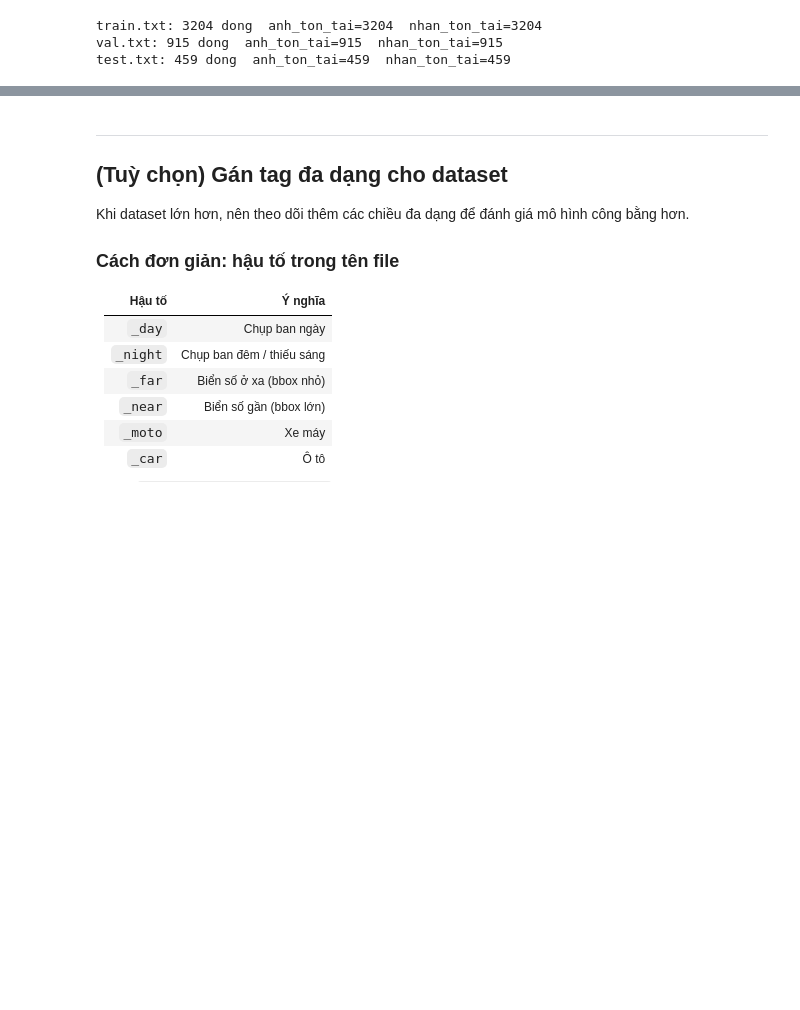
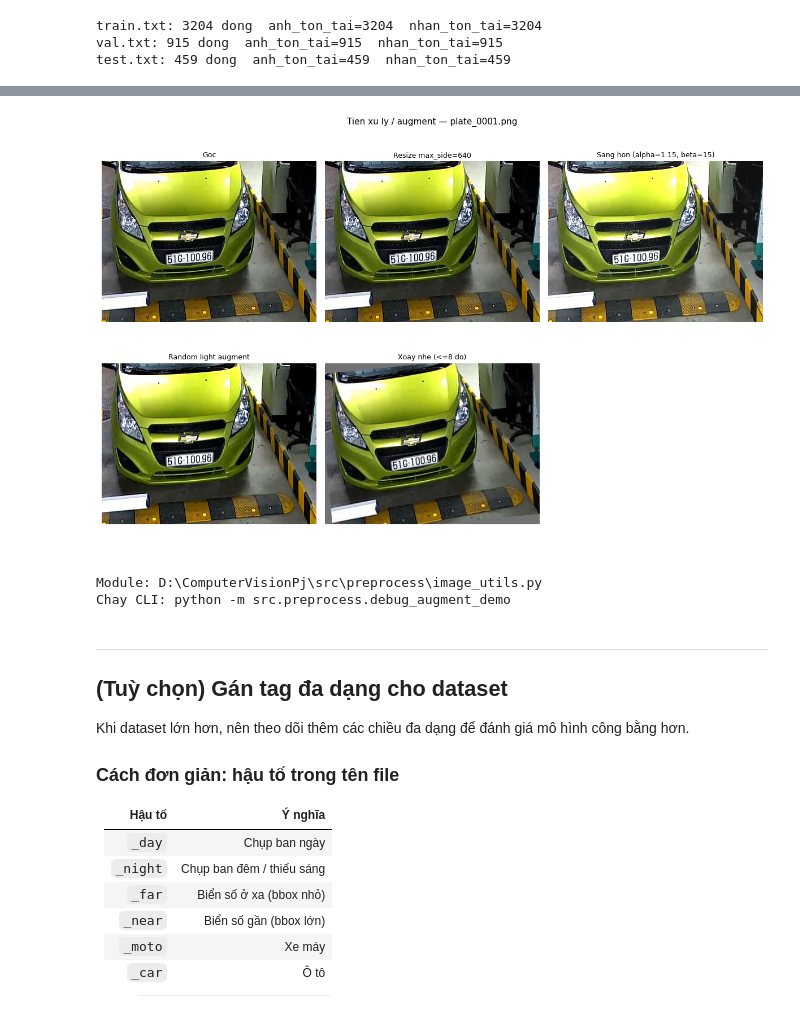
Before and after one commit to toanlion24/Vietnamese-license-plates-_-Group-3, a Jupyter notebook: notebooks/eda_data.ipynb, the cells around one changed output, grey strips where cells are left out. Drawn from its saved outputs; the diff is of its cells as text; code cells hidden in the pictures; blank space fills up the shorter version.

```diff
--- a/notebooks/eda_data.ipynb
+++ b/notebooks/eda_data.ipynb
@@ -414,3 +526,47 @@ test.txt: 459 dong  anh_ton_tai=459  nhan_ton_tai=459
+# %%
+import sys
+
+if str(ROOT) not in sys.path:
+    sys.path.insert(0, str(ROOT))
+
+from src.preprocess.image_utils import (
+    load_image_bgr,
+    resize_to_max_side,
+    adjust_brightness_contrast,
+    random_light_augment,
+    random_small_rotation,
+)
+
+demo_path = images_with_label[0]
+img = load_image_bgr(demo_path)
+rng_aug = np.random.default_rng(42)
+
+variants = [
+    ("Goc", img),
+    ("Resize max_side=640", resize_to_max_side(img.copy(), 640)),
+    ("Sang hon (alpha=1.15, beta=15)", adjust_brightness_contrast(img, alpha=1.15, beta=15)),
+    ("Random light augment", random_light_augment(img, rng=rng_aug)),
+    ("Xoay nhe (<=8 do)", random_small_rotation(img, max_abs_deg=8.0, rng=rng_aug)),
+]
+
+fig, axes = plt.subplots(2, 3, figsize=(12, 8))
+axes = axes.ravel()
+for ax, (title, im) in zip(axes, variants):
+    ax.imshow(cv2.cvtColor(im, cv2.COLOR_BGR2RGB))
+    ax.set_title(title, fontsize=9)
+    ax.axis("off")
+for j in range(len(variants), len(axes)):
+    axes[j].axis("off")
+plt.suptitle(f"Tien xu ly / augment — {demo_path.name}", fontsize=11)
+plt.tight_layout()
+plt.show()
+
+print("Module:", ROOT / "src" / "preprocess" / "image_utils.py")
+print("Chay CLI: python -m src.preprocess.debug_augment_demo")
+# %% [output]
+[figure, added]
+Module: D:\ComputerVisionPj\src\preprocess\image_utils.py
+Chay CLI: python -m src.preprocess.debug_augment_demo
 # %% [markdown]
 ---
 ## (Tuỳ chọn) Gán tag đa dạng cho dataset
```
Also changed, not shown: parts of 7 cells of this notebook, 4 other files.
